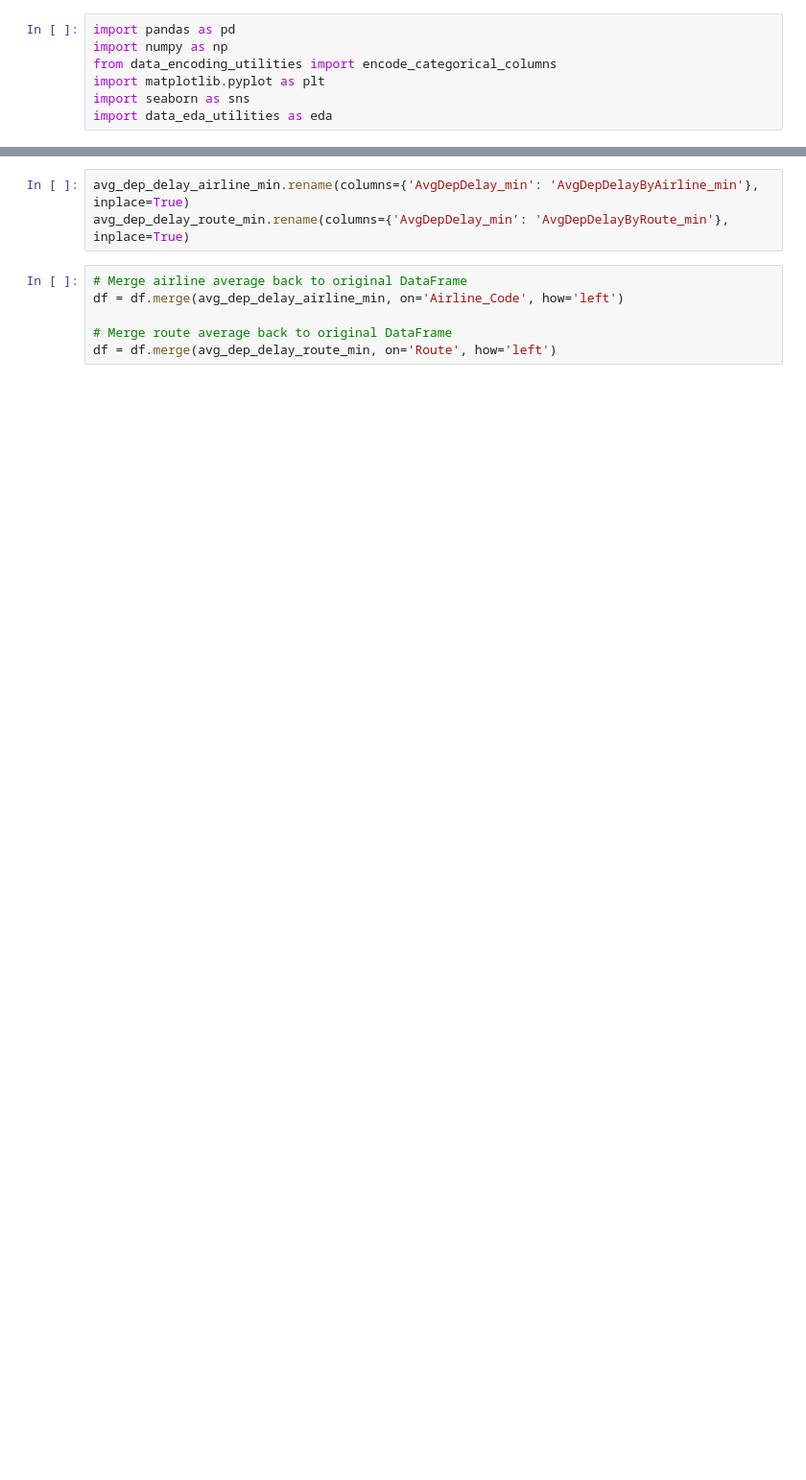
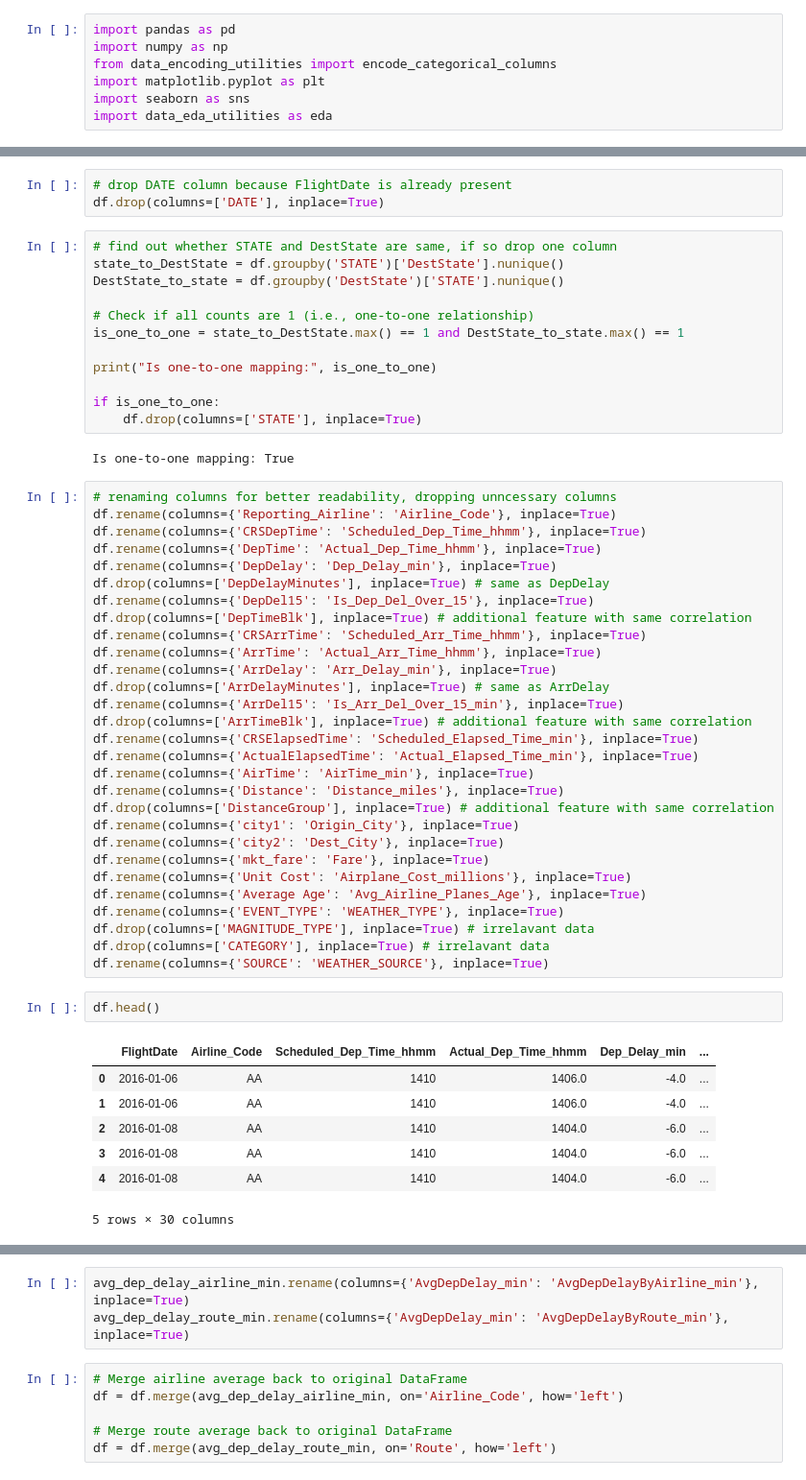
Before and after one commit to harshgupta6789/cap5771sp25-project, a Jupyter notebook: Scripts/feature_engineering.ipynb, the cells around one changed output, grey strips where cells are left out. Shown at 96% size. Drawn from its saved outputs; the diff is of its cells as text; blank space fills up the shorter version.

```diff
--- a/Scripts/feature_engineering.ipynb
+++ b/Scripts/feature_engineering.ipynb
@@ -294,0 +112,56 @@ avg_arr_delay_route_min
+# %%
+# drop DATE column because FlightDate is already present
+df.drop(columns=['DATE'], inplace=True)
+# %%
+# find out whether STATE and DestState are same, if so drop one column
+state_to_DestState = df.groupby('STATE')['DestState'].nunique()
+DestState_to_state = df.groupby('DestState')['STATE'].nunique()
+
+# Check if all counts are 1 (i.e., one-to-one relationship)
+is_one_to_one = state_to_DestState.max() == 1 and DestState_to_state.max() == 1
+
+print("Is one-to-one mapping:", is_one_to_one)
+
+if is_one_to_one:
+    df.drop(columns=['STATE'], inplace=True)
+# %% [output]
+Is one-to-one mapping: True
+# %%
+# renaming columns for better readability, dropping unncessary columns
+df.rename(columns={'Reporting_Airline': 'Airline_Code'}, inplace=True)
+df.rename(columns={'CRSDepTime': 'Scheduled_Dep_Time_hhmm'}, inplace=True)
+df.rename(columns={'DepTime': 'Actual_Dep_Time_hhmm'}, inplace=True)
+df.rename(columns={'DepDelay': 'Dep_Delay_min'}, inplace=True)
+df.drop(columns=['DepDelayMinutes'], inplace=True) # same as DepDelay
+df.rename(columns={'DepDel15': 'Is_Dep_Del_Over_15'}, inplace=True)
+df.drop(columns=['DepTimeBlk'], inplace=True) # additional feature with same correlation
+df.rename(columns={'CRSArrTime': 'Scheduled_Arr_Time_hhmm'}, inplace=True)
+df.rename(columns={'ArrTime': 'Actual_Arr_Time_hhmm'}, inplace=True)
+df.rename(columns={'ArrDelay': 'Arr_Delay_min'}, inplace=True)
+df.drop(columns=['ArrDelayMinutes'], inplace=True) # same as ArrDelay
+df.rename(columns={'ArrDel15': 'Is_Arr_Del_Over_15_min'}, inplace=True)
+df.drop(columns=['ArrTimeBlk'], inplace=True) # additional feature with same correlation
+df.rename(columns={'CRSElapsedTime': 'Scheduled_Elapsed_Time_min'}, inplace=True)
+df.rename(columns={'ActualElapsedTime': 'Actual_Elapsed_Time_min'}, inplace=True)
+df.rename(columns={'AirTime': 'AirTime_min'}, inplace=True)
+df.rename(columns={'Distance': 'Distance_miles'}, inplace=True)
+df.drop(columns=['DistanceGroup'], inplace=True) # additional feature with same correlation
+df.rename(columns={'city1': 'Origin_City'}, inplace=True)
+df.rename(columns={'city2': 'Dest_City'}, inplace=True)
+df.rename(columns={'mkt_fare': 'Fare'}, inplace=True)
+df.rename(columns={'Unit Cost': 'Airplane_Cost_millions'}, inplace=True)
+df.rename(columns={'Average Age': 'Avg_Airline_Planes_Age'}, inplace=True)
+df.rename(columns={'EVENT_TYPE': 'WEATHER_TYPE'}, inplace=True)
+df.drop(columns=['MAGNITUDE_TYPE'], inplace=True) # irrelavant data
+df.drop(columns=['CATEGORY'], inplace=True) # irrelavant data
+df.rename(columns={'SOURCE': 'WEATHER_SOURCE'}, inplace=True)
+# %%
+df.head()
+# %% [output]
+|  | FlightDate | Airline_Code | Scheduled_Dep_Time_hhmm | Actual_Dep_Time_hhmm | Dep_Delay_min | ... |
+| 0 | 2016-01-06 | AA | 1410 | 1406.0 | -4.0 | ... |
+| 1 | 2016-01-06 | AA | 1410 | 1406.0 | -4.0 | ... |
+| 2 | 2016-01-08 | AA | 1410 | 1404.0 | -6.0 | ... |
+| 3 | 2016-01-08 | AA | 1410 | 1404.0 | -6.0 | ... |
+| 4 | 2016-01-08 | AA | 1410 | 1404.0 | -6.0 | ... |
+5 rows × 30 columns
```
Also changed, not shown: parts of 78 cells of this notebook, 1 other file.
